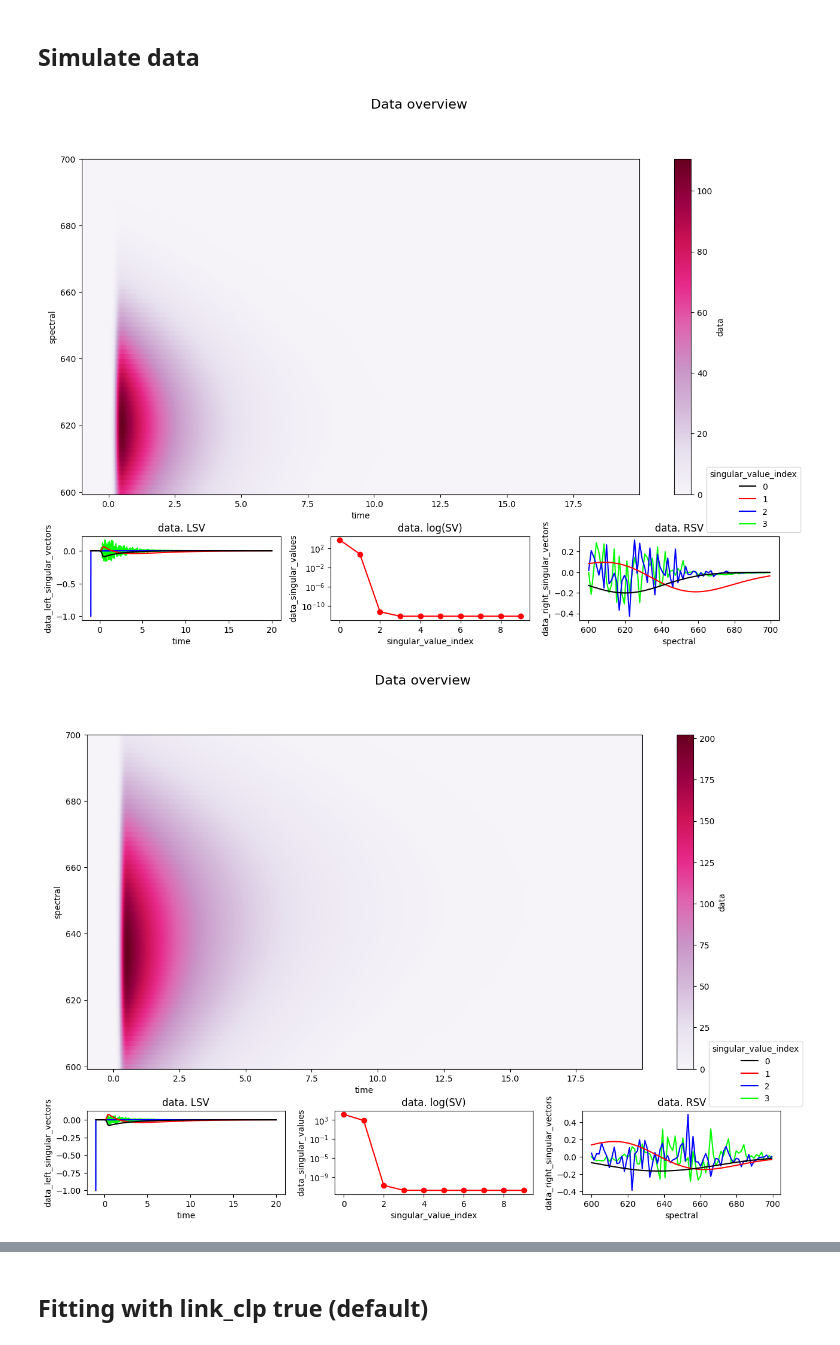
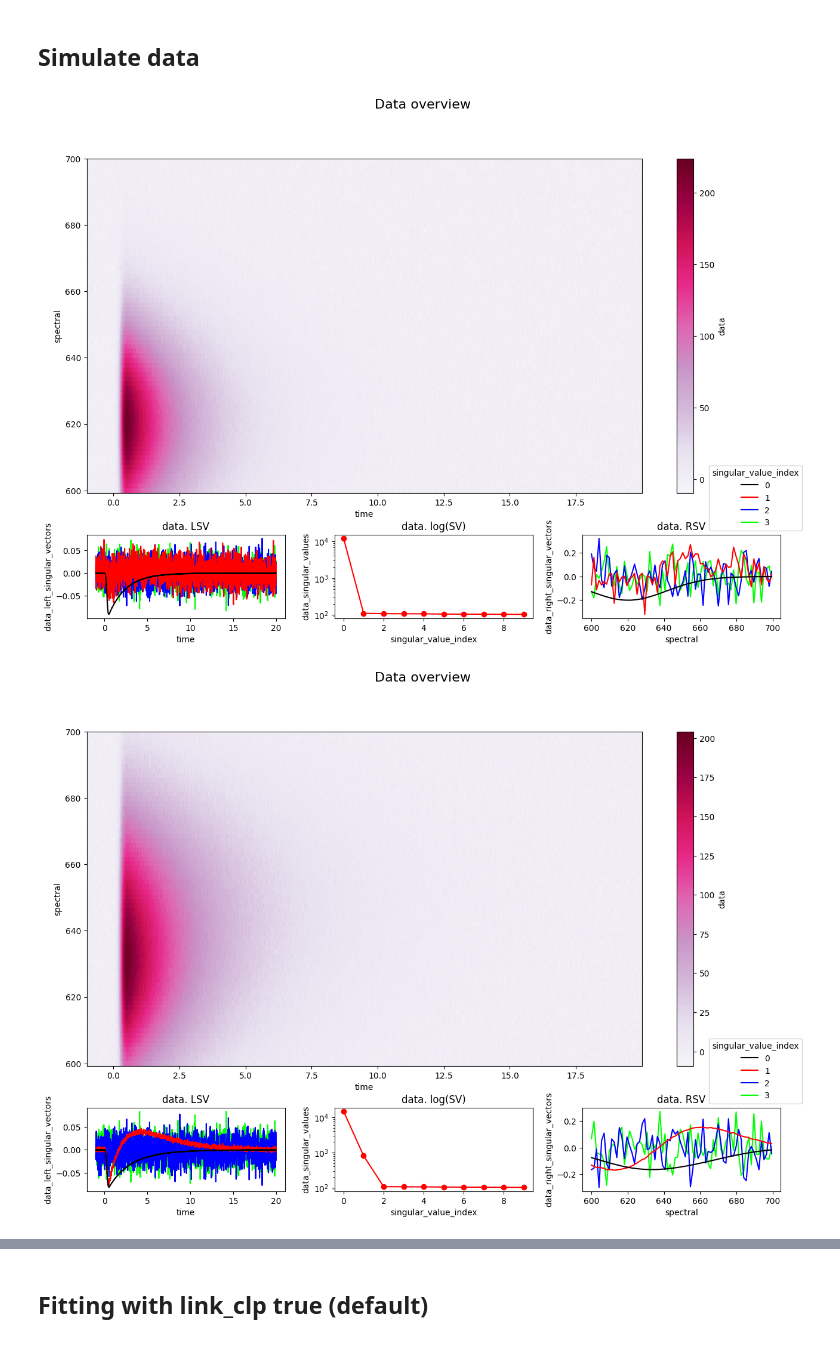
Before and after one commit to jsnel/pyglotaran-staging-dev, a Jupyter notebook: link-clp-sim/link-clp-sim-staging.ipynb, the cells around one changed output, grey strips where cells are left out. Drawn from its saved outputs; the diff is of its cells as text; code cells hidden in the pictures.

```diff
--- a/link-clp-sim/link-clp-sim-staging.ipynb
+++ b/link-clp-sim/link-clp-sim-staging.ipynb
@@ -14,18 +14,19 @@ simulation_coordinates = {"time": time_axis, "spectral": spectral_axis}
 # %%
 sim_scheme = load_scheme("models/sim-scheme.yaml")
 
 ds1 = simulate(
     model=sim_scheme.experiments["sim"].datasets["dataset_1"],
     library=sim_scheme.library,
     parameters=load_parameters("models/sim-params.yaml"),
     coordinates=simulation_coordinates,
     noise=True,
-    noise_std_dev=0.1
+    noise_seed=42,
+    noise_std_dev=2
 
 )
 plot_data_overview(ds1);
 # %% [output]
-[figure, old version]
+[figure, new version]
 # %%
 ds2 = simulate(
     model=sim_scheme.experiments["sim"].datasets["dataset_2"],
@@ -33,11 +34,12 @@ ds2 = simulate(
     parameters=load_parameters("models/sim-params.yaml"),
     coordinates=simulation_coordinates,
     noise=True,
-    noise_std_dev=0.1
+    noise_seed=42,
+    noise_std_dev=2
 )
 plot_data_overview(ds2);
 # %% [output]
-[figure, old version]
+[figure, new version]
 # %%
 ds2.data[0,:]
 # %% [output]
```
Also changed, not shown: parts of 6 cells of this notebook, 3 other files.
